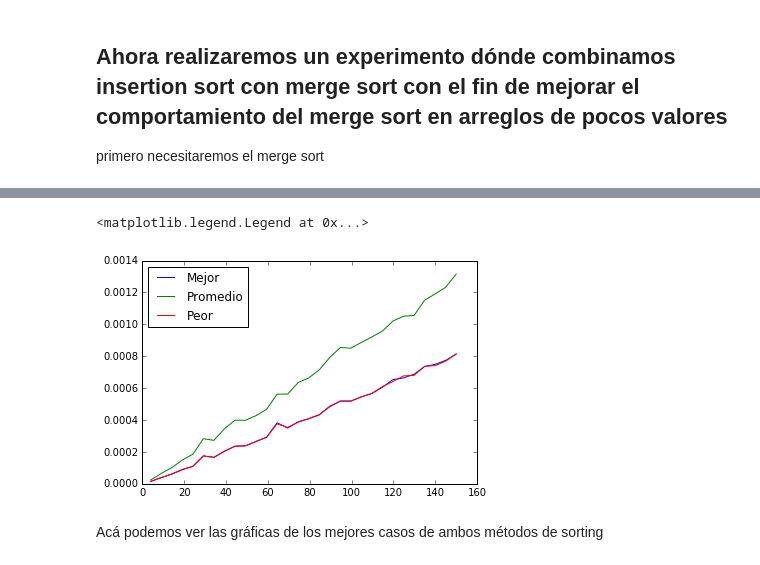
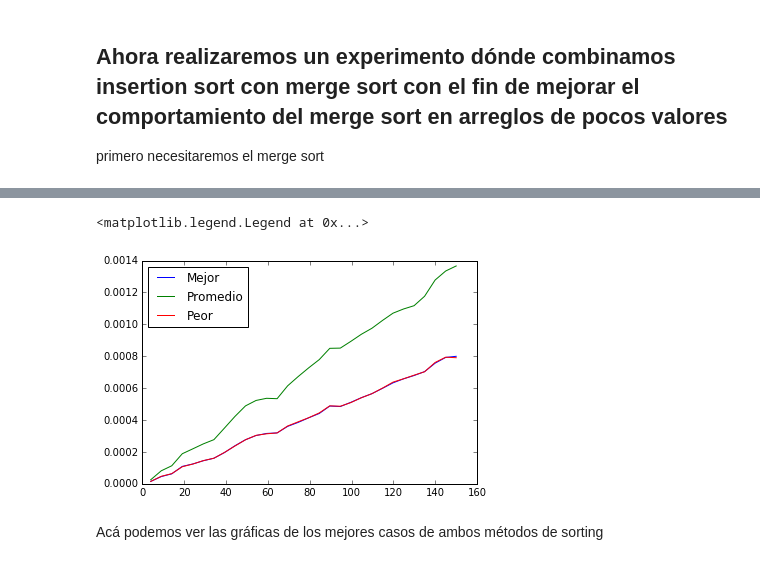
Before and after one commit to datovard/Algoritmos, a Jupyter notebook: Practica1.ipynb, the cells around one changed output, grey strips where cells are left out. Drawn from its saved outputs; the diff is of its cells as text; code cells hidden in the pictures.

```diff
--- a/Practica1.ipynb
+++ b/Practica1.ipynb
@@ -184,37 +184,35 @@ def seperate( A ):
     while i < len(A):
         L.append(A[i])
         i+=2; j+=1
     i=1; j=0
     while i < len(A):
         R.append(A[i])
         i+=2; j+=1
     L = seperate(L)
     R = seperate(R)
     return L + R
 
-
-
 def tiemposMerge(tam):
     for n in range(4, tam+1, 5):
-        tests = 100
+        tests = 200
         tiempos = [0.0, 0.0, 0.0]
         for i in range(tests):
             tiempos[0] += mergeSort(range(1, n+1))
             tiempos[1] += mergeSort(list(np.random.permutation(n)))
             tiempos[2] += mergeSort(range(n, 0, -1)) #mergeSort(seperate( range(1,n+1) ) )
         mejorMerge.append( tiempos[0]/tests )
         promMerge.append( tiempos[1]/tests )
         peorMerge.append( tiempos[2]/tests )
 n = 150
 tiemposMerge( n )
 
 x = np.linspace(4,n,n/5,endpoint=True)
 
 plt.plot(x,mejorMerge,x,promMerge,x,peorMerge)
 plt.legend(['Mejor','Promedio','Peor'],loc='best')
 # %% [output]
 <matplotlib.legend.Legend at 0x...>
-[figure, old version]
+[figure, new version]
 # %% [markdown]
 Acá podemos ver las gráficas de los mejores casos de ambos métodos de sorting
 # %%
```
Also changed, not shown: parts of 14 cells of this notebook.
